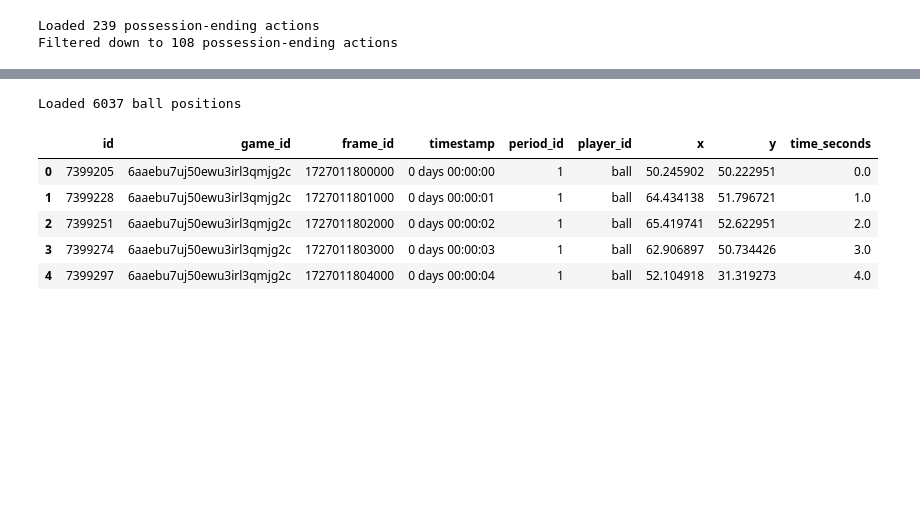
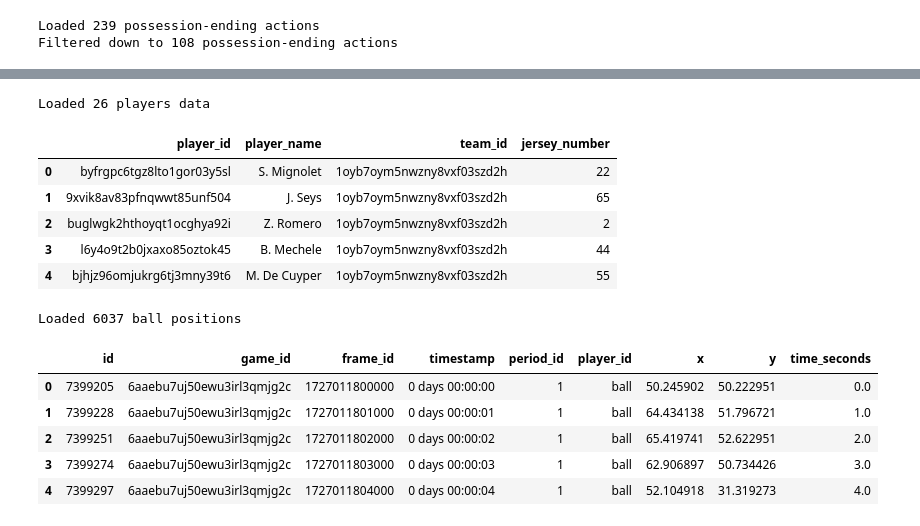
Before and after one commit to sergeygdb/soccer_analytics_projectweek, a Jupyter notebook: Knowlegde Portfolio/exploration copy.ipynb, the cells around one changed output, grey strips where cells are left out. Saved outputs shown, nothing was run; the diff lists cells and outputs as text; code cells hidden in the pictures; blank space fills up the shorter version.

```diff
--- a/Knowlegde Portfolio/exploration copy.ipynb
+++ b/Knowlegde Portfolio/exploration copy.ipynb
@@ -141,6 +142,25 @@ Loaded 138851 player tracking data
 | 2 | 7407207 | 6aaebu7uj50ewu3irl3qmjg2c | 1727012147000 | 0 days 00:05:47 | 1 | 15odj8wui8136996wi2d5t7md | 74.458879 | 35.529727 | 347.0 |
 | 3 | 7407208 | 6aaebu7uj50ewu3irl3qmjg2c | 1727012147000 | 0 days 00:05:47 | 1 | be0ws51ws5cm9wzmcp3ozmklx | 94.878073 | 44.104945 | 347.0 |
 | 4 | 7407209 | 6aaebu7uj50ewu3irl3qmjg2c | 1727012148000 | 0 days 00:05:48 | 1 | ball | 79.953973 | 27.579818 | 348.0 |
+# %%
+# Get all the player info for "teamid"
+query = """
+select *
+from players
+where team_id = %s
+and player_name != 'Ball'
+"""
+players_df = pd.read_sql_query(query, conn, params=(teamid,))
+print(f"Loaded {len(players_df)} players data")
+display(players_df.head())
+# %% [output]
+Loaded 26 players data
+|  | player_id | player_name | team_id | jersey_number |
+| 0 | byfrgpc6tgz8lto1gor03y5sl | S. Mignolet | 1oyb7oym5nwzny8vxf03szd2h | 22 |
+| 1 | 9xvik8av83pfnqwwt85unf504 | J. Seys | 1oyb7oym5nwzny8vxf03szd2h | 65 |
+| 2 | buglwgk2hthoyqt1ocghya92i | Z. Romero | 1oyb7oym5nwzny8vxf03szd2h | 2 |
+| 3 | l6y4o9t2b0jxaxo85oztok45 | B. Mechele | 1oyb7oym5nwzny8vxf03szd2h | 44 |
+| 4 | bjhjz96omjukrg6tj3mny39t6 | M. De Cuyper | 1oyb7oym5nwzny8vxf03szd2h | 55 |
 # %%
 # Get all the ball positions for the match
 query = """
```
Also changed, not shown: parts of 3 cells of this notebook.
